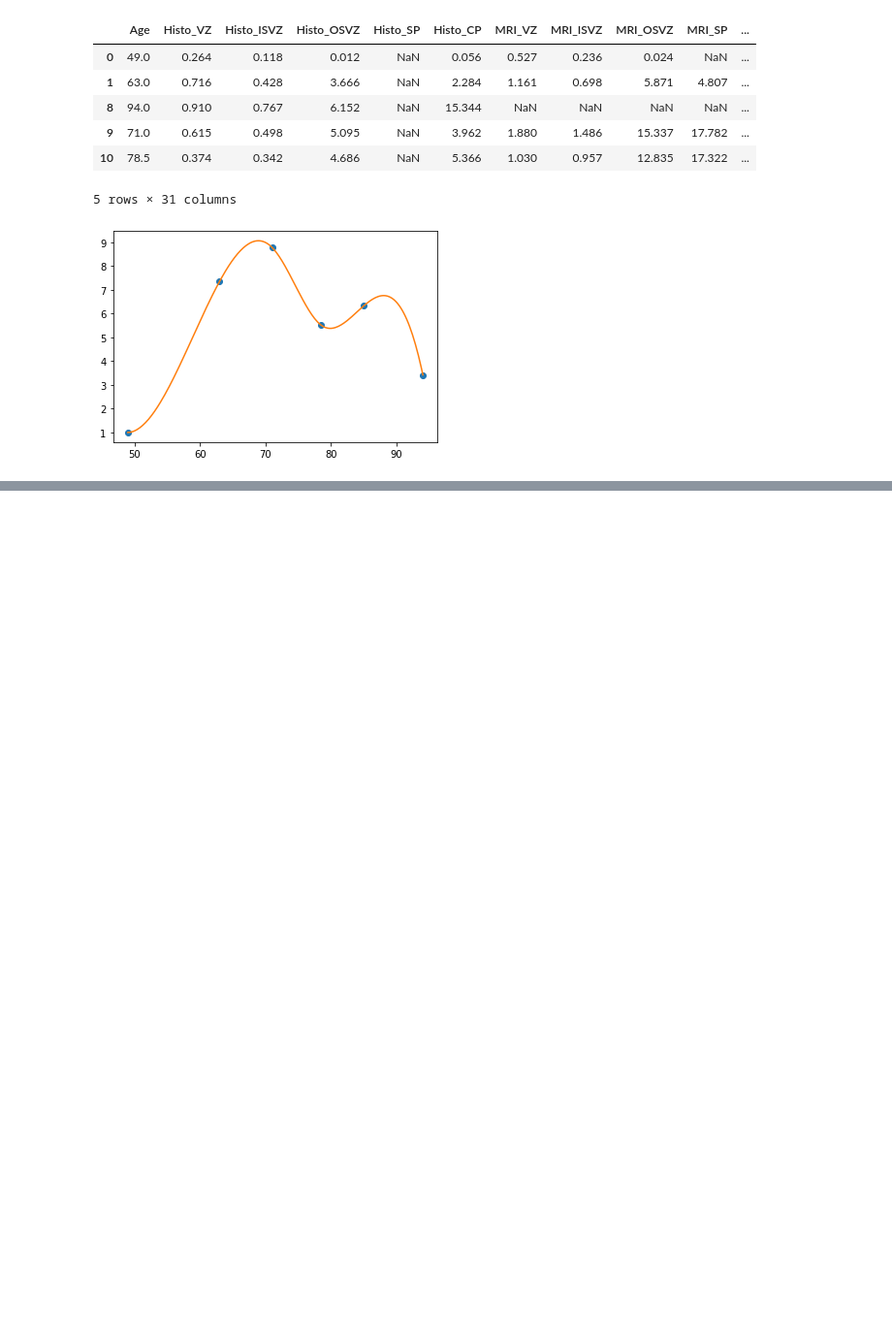
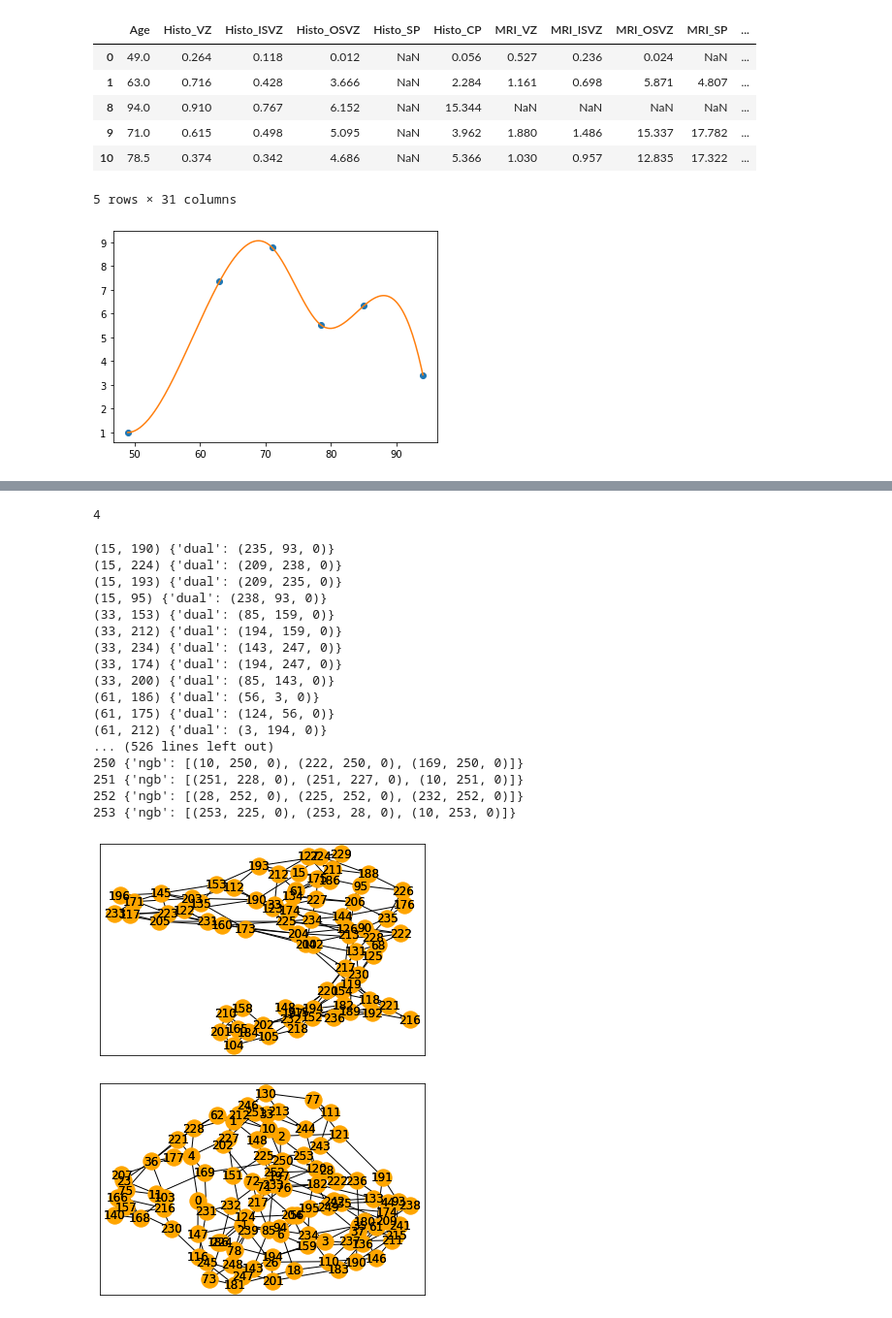
Before and after one commit to Ambistic/EmbryonicCortexModelling, a Jupyter notebook: AB-GPN.ipynb, the cells around one changed output, grey strips where cells are left out. Shown at 97% size. Saved outputs shown, nothing was run; the diff lists cells and outputs as text; code cells hidden in the pictures; blank space fills up the shorter version.

```diff
--- a/AB-GPN.ipynb
+++ b/AB-GPN.ipynb
@@ -190,7 +185,9 @@ class Brain:
                  time_step=1,
                  sig_tc=SIG_TC,
                  submodel=None,
+                 verbose=False,
                 ):
+        self.verbose = verbose
         self.start_population = start_population
         self.start_time = start_time
         self.end_time = end_time
@@ -199,7 +196,12 @@ class Brain:
         self.submodel = submodel
         self.gpn = GrowingPlanarNetwork()
         self.initiate_population()
+        self.init_stats()
         self.reference_model_callback = lambda: None
+
+    def debug(self, x):
+        if self.verbose:
+            print(x)
 
     def set_reference_model(self, callback):
         self.reference_model_callback = callback
@@ -221,10 +223,11 @@ class Brain:
         return df_pop
 
     def _tick(self, absolute_time, relative_time):
+        self.debug(f"Ticking abs : {absolute_time}, step : {relative_time}")
         self._sanity_check()
 
         # take care of cells
-        for C in self.population.values():
+        for C in list(self.population.values()):
             neighbours = self.get_neighbours(C)
             action = C.tick(absolute_time, relative_time, neighbours)
             self.run_action(action, C, absolute_time)
@@ -262,15 +265,19 @@ class Brain:
         We will have to modify the gpn code to overcome that
         """
         new_cell = cell.generate_daughter_cell(T)
+        self.debug("Duplicating " + str(cell.index))
         new_index = self.gpn.duplicate_node(cell.index)
         new_cell.index = new_index
+        self.debug("New index " + str(new_cell.index))
         self.population[new_index] = new_cell
         self.population[cell.index] = cell.generate_daughter_cell(T)
+        self.population[cell.index].index = cell.index
 
     def remove_cell(self, cell, T):
+        self.debug("Removing " + str(cell.index))
         self.gpn.remove_node(cell.index)
         self.old_population[cell.index] = cell
-        self.population[cell.index] = None
+        del self.population[cell.index]
 
     #################
     ###  HELPERS  ###
@@ -285,8 +292,8 @@ class Brain:
     ##################
 
     def init_stats(self):
-        self.stats = pd.DataFrame({"cycling_size": [self.start_population],
-                               "total_size": [self.start_population],
+        self.stats = pd.DataFrame({"progenitor_pop_size": [self.start_population],
+                               "whole_pop_size": [self.start_population],
                                "time": [self.start_time]},
                                index=[self.start_time]
                              )
@@ -362,4 +369,4 @@ class Cell:
         return self.division_time > C.division_time
 
     def generate_daughter_cell(self, T):
-        return Cell(T, start=False, brain=self.brain, submodel=submodel)
+        return Cell(T, start=False, brain=self.brain, submodel=self.submodel)
@@ -366,5 +461,7 @@ class Cell:
 # %%
-bb = Brain(time_step=0.5, submodel=submodel1)
+random.seed(0)
+np.random.seed(0)
+bb = Brain(time_step=0.5, submodel=submodel1, verbose=True, start_population=3)
 # %%
 bb.run()
 # %% [output]
@@ -371,0 +486,26 @@ AttributeError: 'Brain' object has no attribute 'stats'
+# %%
+bb.gpn.G.degree(221)
+# %% [output]
+4
+# %%
+bb.gpn.debug_all()
+# %% [output]
+(15, 190) {'dual': (235, 93, 0)}
+(15, 224) {'dual': (209, 238, 0)}
+(15, 193) {'dual': (209, 235, 0)}
+(15, 95) {'dual': (238, 93, 0)}
+(33, 153) {'dual': (85, 159, 0)}
+(33, 212) {'dual': (194, 159, 0)}
+(33, 234) {'dual': (143, 247, 0)}
+(33, 174) {'dual': (194, 247, 0)}
+(33, 200) {'dual': (85, 143, 0)}
+(61, 186) {'dual': (56, 3, 0)}
+(61, 175) {'dual': (124, 56, 0)}
+(61, 212) {'dual': (3, 194, 0)}
+... (526 lines left out)
+250 {'ngb': [(10, 250, 0), (222, 250, 0), (169, 250, 0)]}
+251 {'ngb': [(251, 228, 0), (251, 227, 0), (10, 251, 0)]}
+252 {'ngb': [(28, 252, 0), (225, 252, 0), (232, 252, 0)]}
+253 {'ngb': [(253, 225, 0), (253, 28, 0), (10, 253, 0)]}
+[figure, added]
+[figure, added]
```
Also changed, not shown: parts of 15 cells of this notebook, 2 other files.
